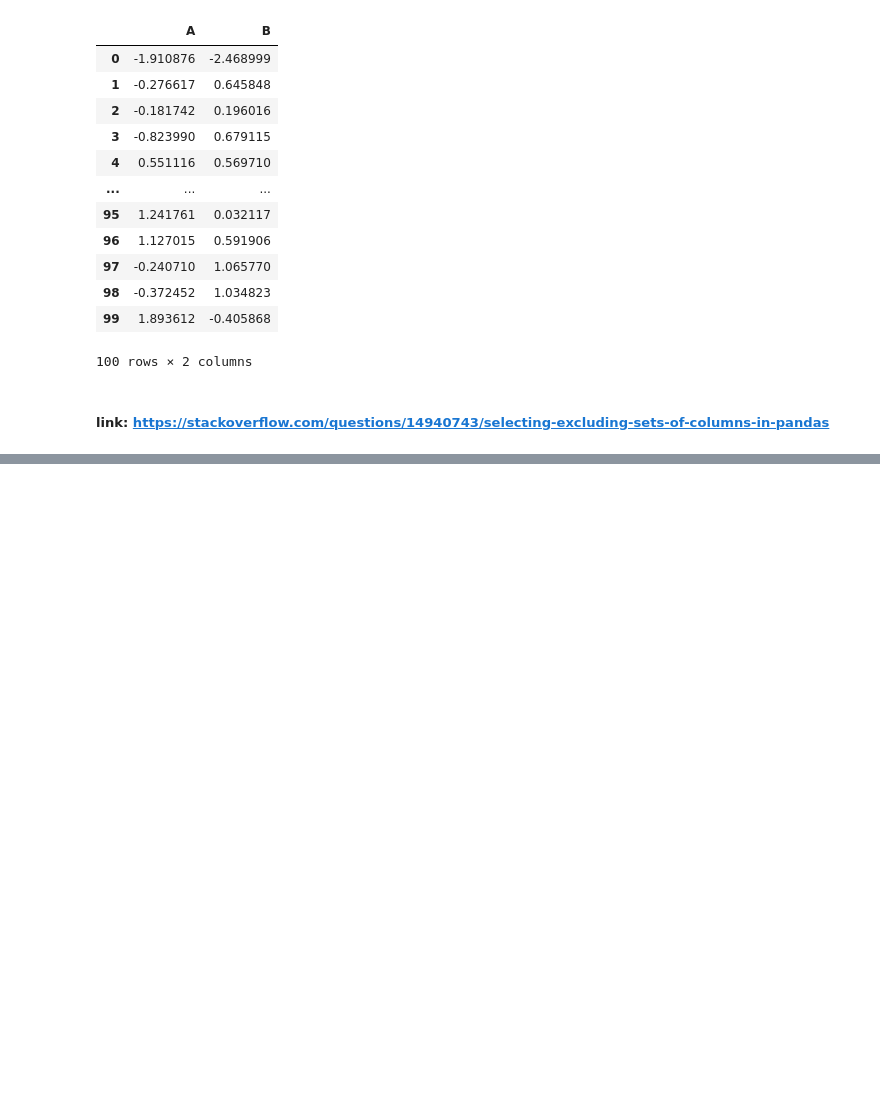
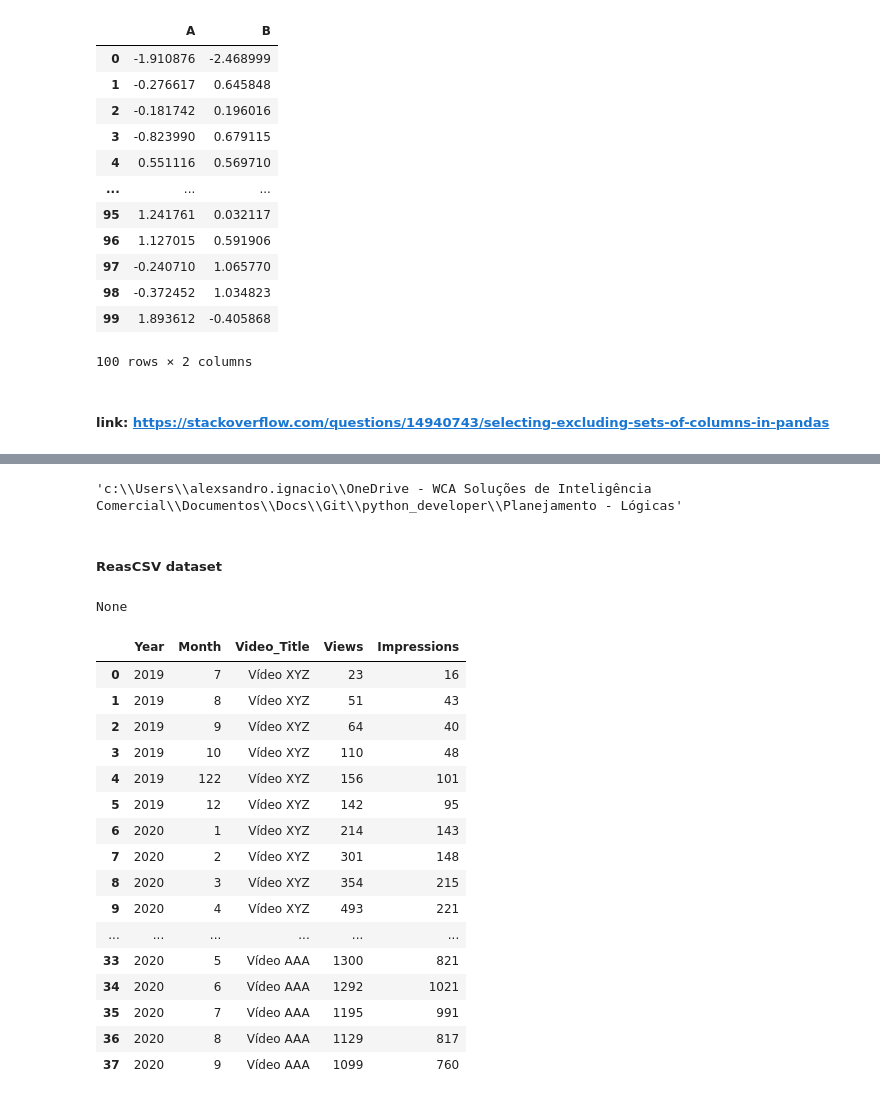
Before and after one commit to alexaugusto23/python_developer, a Jupyter notebook: Planejamento - Lógicas/Scripts e Notebooks/logicas_pyplan.ipynb, the cells around one changed output, grey strips where cells are left out. Drawn from its saved outputs; the diff is of its cells as text; code cells hidden in the pictures; blank space fills up the shorter version.

Commit message:
criando bases para subtotals

```diff
--- a/Planejamento - Lógicas/Scripts e Notebooks/logicas_pyplan.ipynb
+++ b/Planejamento - Lógicas/Scripts e Notebooks/logicas_pyplan.ipynb
@@ -833,0 +846,2 @@ df2 = df[cols]
+# %%
+pd.options.display.max_columns
@@ -833,0 +850,4 @@ df2 = df[cols]
+# %%
+pd.options.display.max_columns = 10
+# %%
+pd.options.display.max_columns
@@ -833,0 +863,7 @@ df2 = df[cols]
+# %%
+path = os.getcwd()
+path
+# %% [output]
+'c:\\Users\\alexsandro.ignacio\\OneDrive - WCA Soluções de Inteligência Comercial\\Documentos\\Docs\\Git\\python_developer\\Planejamento - Lógicas'
+# %% [markdown]
+##### ReasCSV dataset
@@ -833,0 +872,26 @@ df2 = df[cols]
+# %%
+df = 'None'
+print(df)
+df = pd.read_csv( os.path.join('Data Base','data_set_subtotals_totals.csv'), sep=';')
+# %% [output]
+None
+# %%
+df
+# %% [output]
+|  | Year | Month | Video_Title | Views | Impressions |
+| 0 | 2019 | 7 | Vídeo XYZ | 23 | 16 |
+| 1 | 2019 | 8 | Vídeo XYZ | 51 | 43 |
+| 2 | 2019 | 9 | Vídeo XYZ | 64 | 40 |
+| 3 | 2019 | 10 | Vídeo XYZ | 110 | 48 |
+| 4 | 2019 | 122 | Vídeo XYZ | 156 | 101 |
+| 5 | 2019 | 12 | Vídeo XYZ | 142 | 95 |
+| 6 | 2020 | 1 | Vídeo XYZ | 214 | 143 |
+| 7 | 2020 | 2 | Vídeo XYZ | 301 | 148 |
+| 8 | 2020 | 3 | Vídeo XYZ | 354 | 215 |
+| 9 | 2020 | 4 | Vídeo XYZ | 493 | 221 |
+| ... | ... | ... | ... | ... | ... |
+| 33 | 2020 | 5 | Vídeo AAA | 1300 | 821 |
+| 34 | 2020 | 6 | Vídeo AAA | 1292 | 1021 |
+| 35 | 2020 | 7 | Vídeo AAA | 1195 | 991 |
+| 36 | 2020 | 8 | Vídeo AAA | 1129 | 817 |
+| 37 | 2020 | 9 | Vídeo AAA | 1099 | 760 |
```
Also changed, not shown: parts of 11 cells of this notebook.
